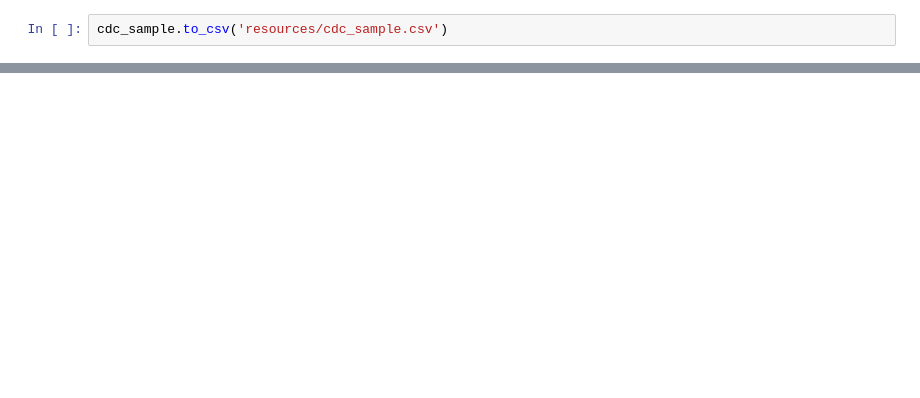
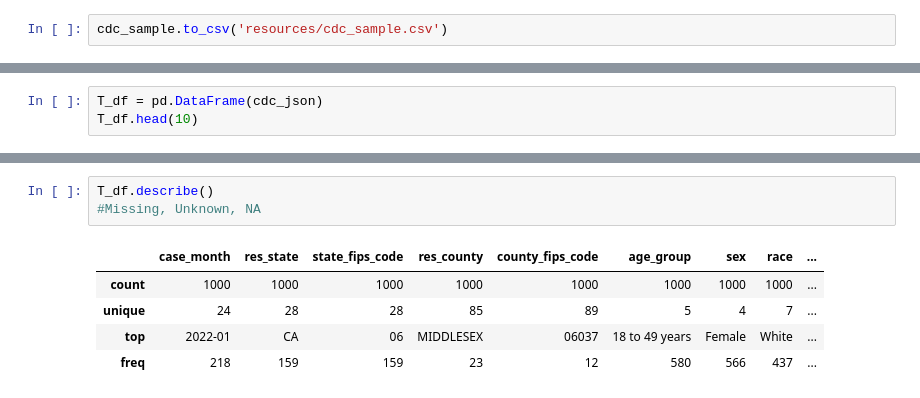
Before and after one commit to momentarypause/COVID_Death_Analysis, a Jupyter notebook: database/ETL.ipynb, the cells around one changed output, grey strips where cells are left out. Drawn from its saved outputs; the diff is of its cells as text; blank space fills up the shorter version.

```diff
--- a/database/ETL.ipynb
+++ b/database/ETL.ipynb
@@ -141,0 +231,3 @@ cdc_sample.to_csv('resources/cdc_sample.csv')
+# %%
+T_df = pd.DataFrame(cdc_json)
+T_df.head(10)
@@ -141,0 +270,9 @@ cdc_sample.to_csv('resources/cdc_sample.csv')
+# %%
+T_df.describe()
+#Missing, Unknown, NA
+# %% [output]
+|  | case_month | res_state | state_fips_code | res_county | county_fips_code | age_group | sex | race | ... |
+| count | 1000 | 1000 | 1000 | 1000 | 1000 | 1000 | 1000 | 1000 | ... |
+| unique | 24 | 28 | 28 | 85 | 89 | 5 | 4 | 7 | ... |
+| top | 2022-01 | CA | 06 | MIDDLESEX | 06037 | 18 to 49 years | Female | White | ... |
+| freq | 218 | 159 | 159 | 23 | 12 | 580 | 566 | 437 | ... |
```
Also changed, not shown: parts of 47 cells of this notebook, 7 other files.
